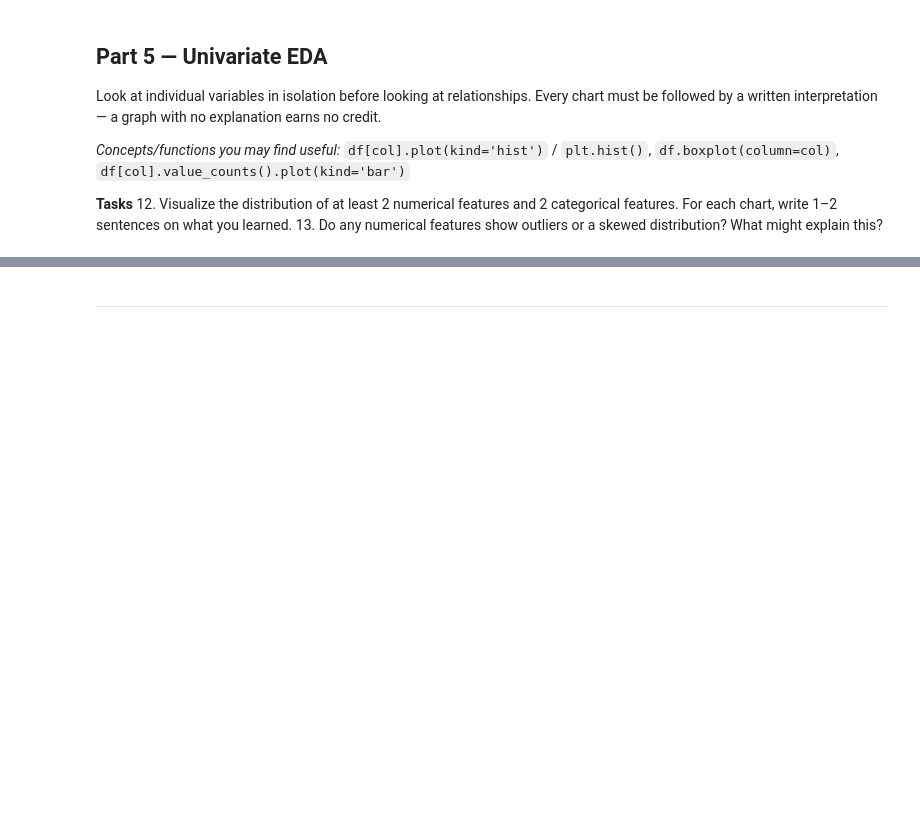
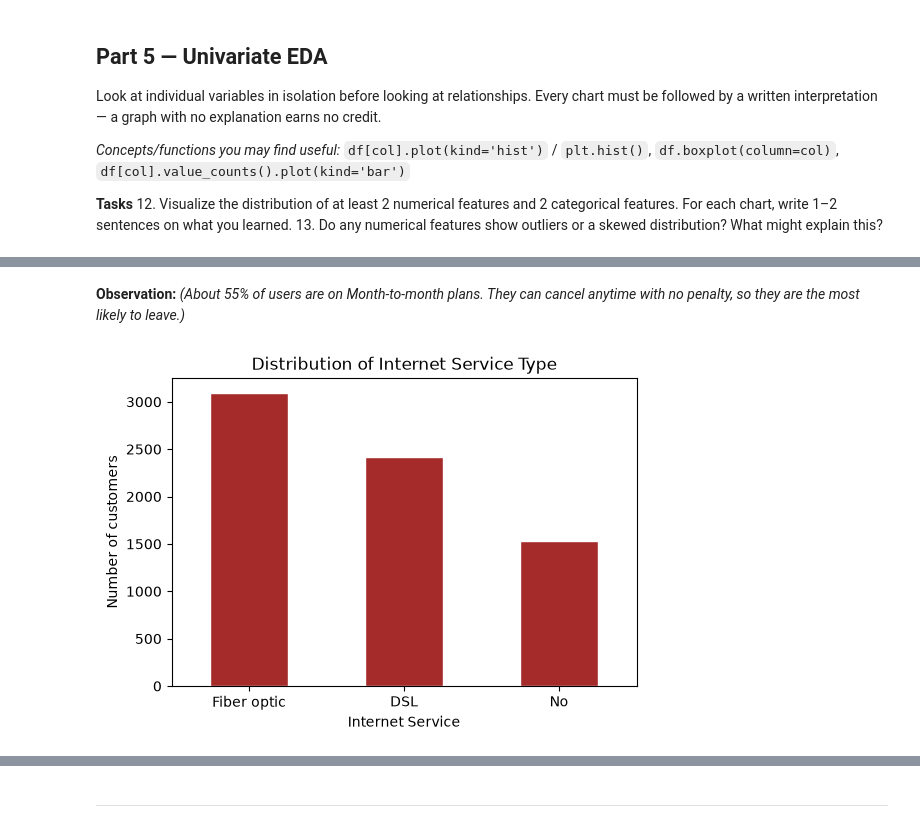
Before and after one commit to kamangerkhadija5-collab/ML_LAB, a Jupyter notebook: Lab2_Data_Cleaning_EDA_Template.ipynb, the cells around one changed output, grey strips where cells are left out. Drawn from its saved outputs; the diff is of its cells as text; code cells hidden in the pictures; blank space fills up the shorter version.

```diff
--- a/Lab2_Data_Cleaning_EDA_Template.ipynb
+++ b/Lab2_Data_Cleaning_EDA_Template.ipynb
@@ -278,0 +296,13 @@ _(your answer here)_
+# %% [markdown]
+**Observation:** _(About 55% of users are on Month-to-month plans. They can cancel anytime with no penalty, so they are the most likely to leave.)_
+# %%
+# Task 12 — categorical feature 2: distribution plot
+plt.figure(figsize=(6,4))
+df_clean['InternetService'].value_counts().plot(kind='bar', color='brown', edgecolor='white')
+plt.xlabel('Internet Service')
+plt.ylabel('Number of customers')
+plt.title('Distribution of Internet Service Type')
+plt.xticks(rotation=0)
+plt.show()
+# %% [output]
+[figure, added]
```
Also changed, not shown: parts of 18 cells of this notebook.
